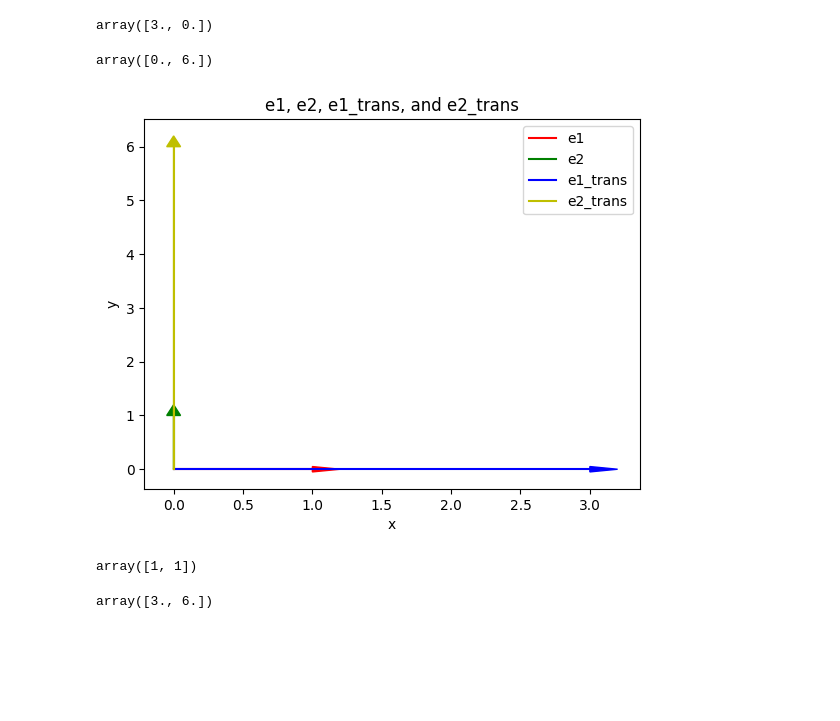
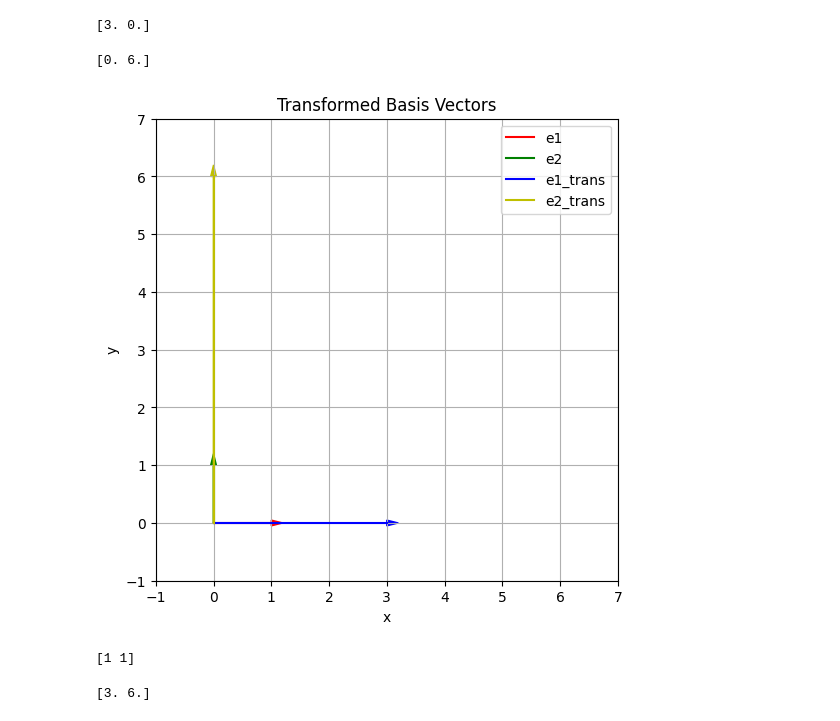
Before and after one commit to sowndsgood/LinearAlgebra, a Jupyter notebook: Diagonalization/Diagonalization_Notebook1.ipynb, the cells around one changed output. Drawn from its saved outputs; the diff is of its cells as text; code cells hidden in the pictures; blank space fills up the shorter version.

```diff
--- a/Diagonalization/Diagonalization_Notebook1.ipynb
+++ b/Diagonalization/Diagonalization_Notebook1.ipynb
@@ -51,48 +85,67 @@ def matrix_vector_multiplication(A, v):
 # %%
- e1_trans=matrix_vector_multiplication(D, e1)
- e1_trans
+# Compute the transformation of e1 under the transformation represented by matrix D
+e1_trans = matrix_vector_multiplication(D, e1)
+print(e1_trans)
 # %% [output]
-array([3., 0.])
+[3. 0.]
-# %%
-e2_trans=matrix_vector_multiplication(D, e2)
-e2_trans
-# %% [output]
-array([0., 6.])
+# %%
+# Compute the transformation of e2 under the transformation represented by matrix D
+e2_trans = matrix_vector_multiplication(D, e2)
+print(e2_trans)
+# %% [output]
+[0. 6.]
 # %%
-# prompt: show all e1 e2 e1_trans and e2_trans in single plot. I can't see e1 and e2. give e1_trans and e2_trans in dotted line. give arrow mark for all 4
+# Set the figure size
+plt.figure(figsize=(6,6 ))  # Specify the figure size as 6x6 inches
 
-# Plot e1 and e2 in solid lines
-plt.plot([0, e1[0]], [0, e1[1]], color='r', label='e1')
-plt.plot([0, e2[0]], [0, e2[1]], color='g', label='e2')
-plt.plot([0, e1_trans[0]], [0, e1_trans[1]], color='b', label='e1_trans')
-plt.plot([0, e2_trans[0]], [0, e2_trans[1]], color='y', label='e2_trans')
+# Plot all vectors
+plt.plot([0, e1[0]], [0, e1[1]], color='r', label='e1')  # Plot e1
+plt.plot([0, e2[0]], [0, e2[1]], color='g', label='e2')  # Plot e2
+plt.plot([0, e1_trans[0]], [0, e1_trans[1]], color='b', label='e1_trans')  # Plot e1_trans
+plt.plot([0, e2_trans[0]], [0, e2_trans[1]], color='y', label='e2_trans')  # Plot e2_trans
 
 # Add arrowheads to all vectors
-plt.arrow(0, 0, e1[0], e1[1], head_width=0.1, head_length=0.2, color='r')
-plt.arrow(0, 0, e2[0], e2[1], head_width=0.1, head_length=0.2, color='g')
-plt.arrow(0, 0, e1_trans[0], e1_trans[1], head_width=0.1, head_length=0.2, color='b')
-plt.arrow(0, 0, e2_trans[0], e2_trans[1], head_width=0.1, head_length=0.2, color='y')
+plt.arrow(0, 0, e1[0], e1[1], head_width=0.1, head_length=0.2, color='r')  # Arrow for e1
+plt.arrow(0, 0, e2[0], e2[1], head_width=0.1, head_length=0.2, color='g')  # Arrow for e2
+plt.arrow(0, 0, e1_trans[0], e1_trans[1], head_width=0.1, head_length=0.2, color='b')  # Arrow for e1_trans
+plt.arrow(0, 0, e2_trans[0], e2_trans[1], head_width=0.1, head_length=0.2, color='y')  # Arrow for e2_trans
 
 # Set labels and title
 plt.xlabel('x')
 plt.ylabel('y')
-plt.title('e1, e2, e1_trans, and e2_trans')
+plt.title('Transformed Basis Vectors')
 plt.legend()
+
+# Add grid
+plt.grid(True)
+
+# Set aspect ratio to 'equal'
+plt.gca().set_aspect('equal')
+
+# Set x-axis and y-axis limits
+plt.xlim(-1, 7)
+plt.ylim(-1, 7)
 
 # Show the plot
 plt.show()
 # %% [output]
-[figure, old version]
+[figure, new version]
-# %%
-x=np.array([1,1])
-x
-# %% [output]
-array([1, 1])
-# %%
-x_trans=matrix_vector_multiplication(D, x)
-x_trans
-# %% [output]
-array([3., 6.])
+# %%
+# Create an array with two elements, both equal to 1
+x = np.array([1, 1])
+
+# Print the array x
+print(x)
+# %% [output]
+[1 1]
+# %%
+# Perform matrix-vector multiplication
+x_trans = matrix_vector_multiplication(D, x)
+
+# Print the transformed vector
+print(x_trans)
+# %% [output]
+[3. 6.]
 # %%
 # Plot x and x_trans in solid lines
 plt.plot([0, x[0]], [0, x[1]], color='r', label='x')
```
Also changed, not shown: parts of 19 cells of this notebook.
